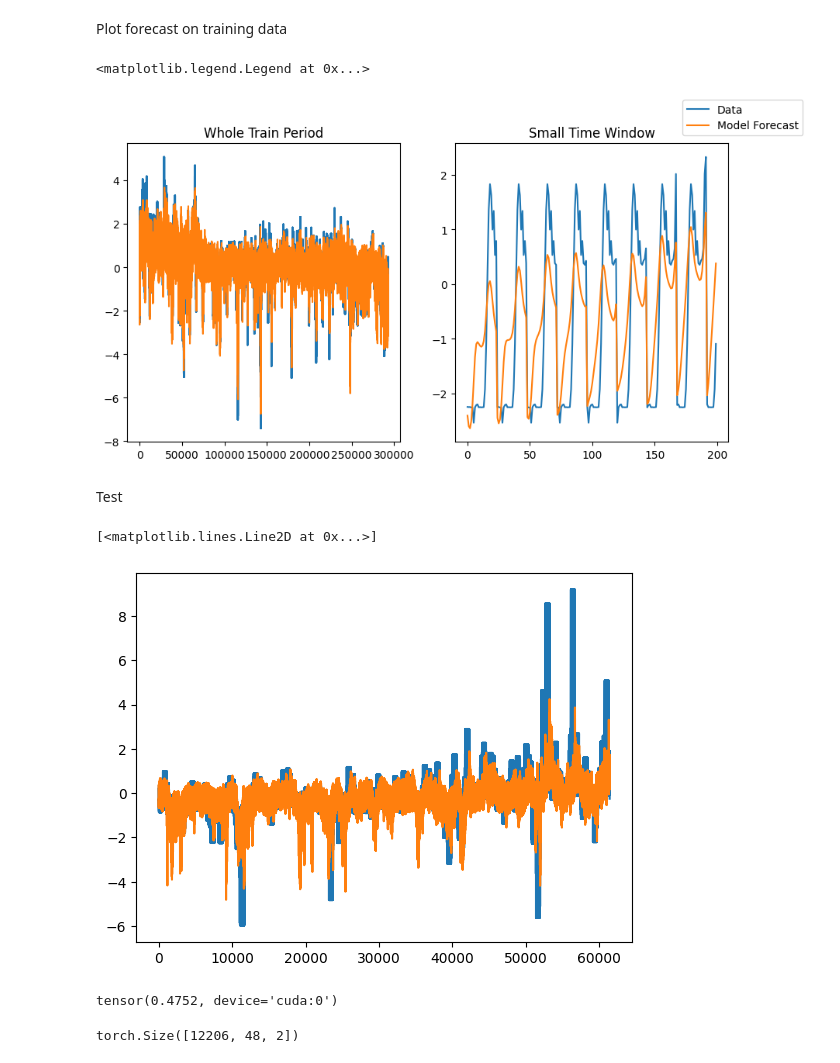
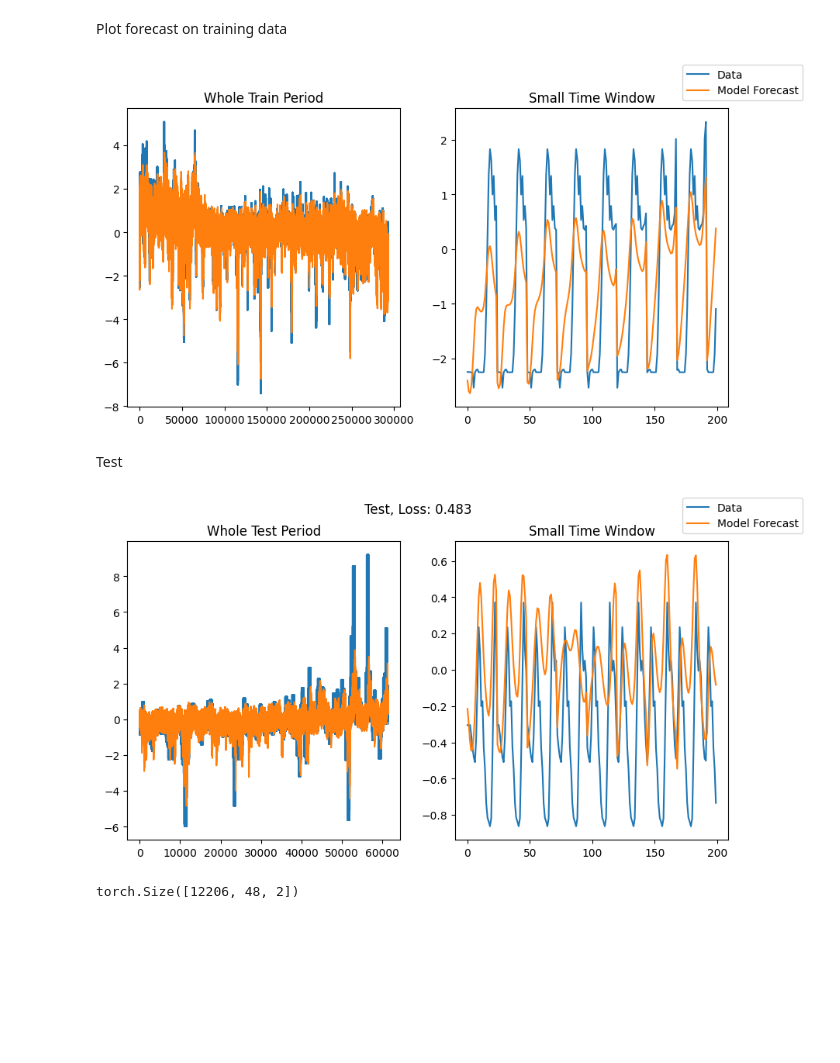
Before and after one commit to atleer/forecast-electricity-markets, a Jupyter notebook: analysis/notebooks/exploration/seq2seq_multivariate.ipynb, the cells around one changed output. Drawn from its saved outputs; the diff is of its cells as text; code cells hidden in the pictures; blank space fills up the shorter version.

```diff
--- a/analysis/notebooks/exploration/seq2seq_multivariate.ipynb
+++ b/analysis/notebooks/exploration/seq2seq_multivariate.ipynb
@@ -50,7 +46,7 @@ if IN_COLAB:
     root_dir = Path('.')
 else:
     notebook_path = %pwd
-    root_dir = notebook_path.parent.parent.parent.parent
+    root_dir = Path(notebook_path).parent.parent.parent
 # %% [markdown]
 Set seed and turn of non-deterministic behavior for reproducibility
 # %%
@@ -98,10 +94,8 @@ Scale data
 
 Open question: Should I use different scaling than standardization with mean?
 # %%
-features_mean = df_train[features_column_names].mean(axis=0)
-targets_mean = df_train[targets_column_names].mean(axis=0)
+features_mean = df_train[features_column_names].mean(axis=0).values
+targets_mean = df_train[targets_column_names].mean(axis=0).values
 
-features_std = df_train[features_column_names].std(axis=0)
-targets_std = df_train[targets_column_names].std(axis=0)
-
-targets_std
+features_std = df_train[features_column_names].std(axis=0).values
+targets_std = df_train[targets_column_names].std(axis=0).values
@@ -112,11 +102,11 @@ dtype: float64
 # %%
-features_train = ((df_train[features_column_names] - features_mean)/features_std).values
-features_val = ((df_val[features_column_names] - features_mean)/features_std).values
-features_test = ((df_test[features_column_names] - features_mean)/features_std).values
+features_train = ((df_train[features_column_names].values - features_mean)/features_std)
+features_val = ((df_val[features_column_names].values - features_mean)/features_std)
+features_test = ((df_test[features_column_names].values - features_mean)/features_std)
 
-targets_train = ((df_train[targets_column_names] - targets_mean)/targets_std).values
-targets_val = ((df_val[targets_column_names] - targets_mean)/targets_std).values
-targets_test = ((df_test[targets_column_names] - targets_mean)/targets_std).values
+targets_train = ((df_train[targets_column_names].values - targets_mean)/targets_std)
+targets_val = ((df_val[targets_column_names].values - targets_mean)/targets_std)
+targets_test = ((df_test[targets_column_names].values - targets_mean)/targets_std)
 # %% [markdown]
 ## Forecast price ahead using both historical price data and wind generation
 # %% [markdown]
@@ -263,5 +253,6 @@ optimizer = torch.optim.Adam(lr = learning_rate, params=model.parameters())
 
 criterion = nn.MSELoss()
 
-train(model, train_dataloader, horizon = 24, optimizer = optimizer)
+model.train()
+train(model, train_dataloader, horizon = 24, optimizer = optimizer, nepochs=nepochs)
 # %% [output]
@@ -282,14 +269,15 @@ axes[0].plot(y_train.cpu().numpy().flatten(), label = 'Data')
 with torch.no_grad():
     axes[0].plot(y_pred_train.cpu().numpy().flatten(), label = 'Model Forecast')
 
+window_start = 0
+window_end = window_start + 200
 axes[1].set_title('Small Time Window')
-axes[1].plot(y_train.cpu().numpy().flatten()[:200])
+axes[1].plot(y_train.cpu().numpy().flatten()[window_start:window_end])
 with torch.no_grad():
-    axes[1].plot(y_pred_train.cpu().numpy().flatten()[:200])
+    axes[1].plot(y_pred_train.cpu().numpy().flatten()[window_start:window_end])
 
-fig.legend()
+fig.legend();
 # %% [output]
-<matplotlib.legend.Legend at 0x...>
 [figure]
 # %% [markdown]
 Test
@@ -299,15 +289,24 @@ y_test = torch.tensor(y_test, dtype = torch.float32, device=device)
 with torch.no_grad():
     y_pred_test = model(X_test, horizon = 24)
-# %%
-plt.plot(y_test.cpu().numpy().flatten())
-plt.plot(y_pred_test.cpu().numpy().flatten())
-# %% [output]
-[<matplotlib.lines.Line2D at 0x...>]
-[figure, removed]
-# %%
-torch.mean((y_test - y_pred_test)**2)
-# %% [output]
-tensor(0.4752, device='cuda:0')
+# %%
+fig, axes = plt.subplots(ncols = 2, figsize = (10, 5))
+
+axes[0].set_title('Whole Test Period')
+axes[0].plot(y_test.cpu().numpy().flatten(), label = 'Data')
+axes[0].plot(y_pred_test.cpu().numpy().flatten(), label = 'Model Forecast')
+
+test_loss = torch.mean((y_test - y_pred_test)**2).item()
+fig.suptitle(f'Test, Loss: {test_loss:.3f}')
+
+axes[1].set_title('Small Time Window')
+window_start = 0
+window_end = window_start + 200
+axes[1].plot(y_test.cpu().numpy().flatten()[window_start:window_end])
+axes[1].plot(y_pred_test.cpu().numpy().flatten()[window_start:window_end])
+
+fig.legend();
+# %% [output]
+[figure, added]
 # %%
 X_train.shape
 # %% [output]
```
Also changed, not shown: parts of 5 cells of this notebook.
